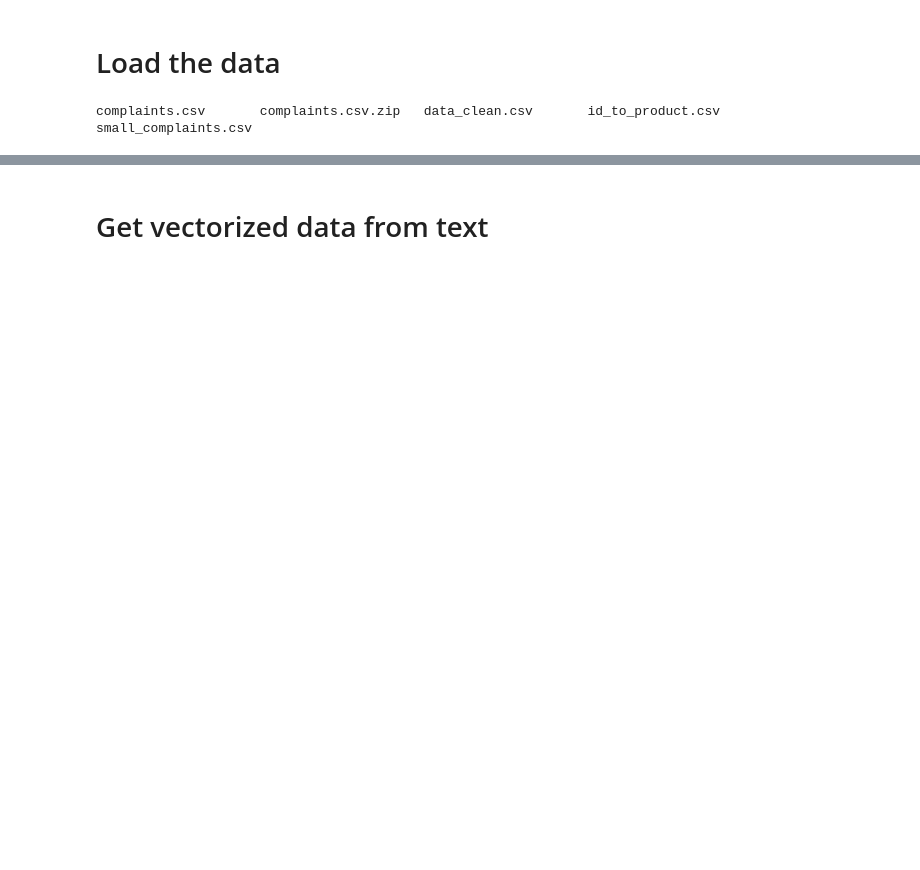
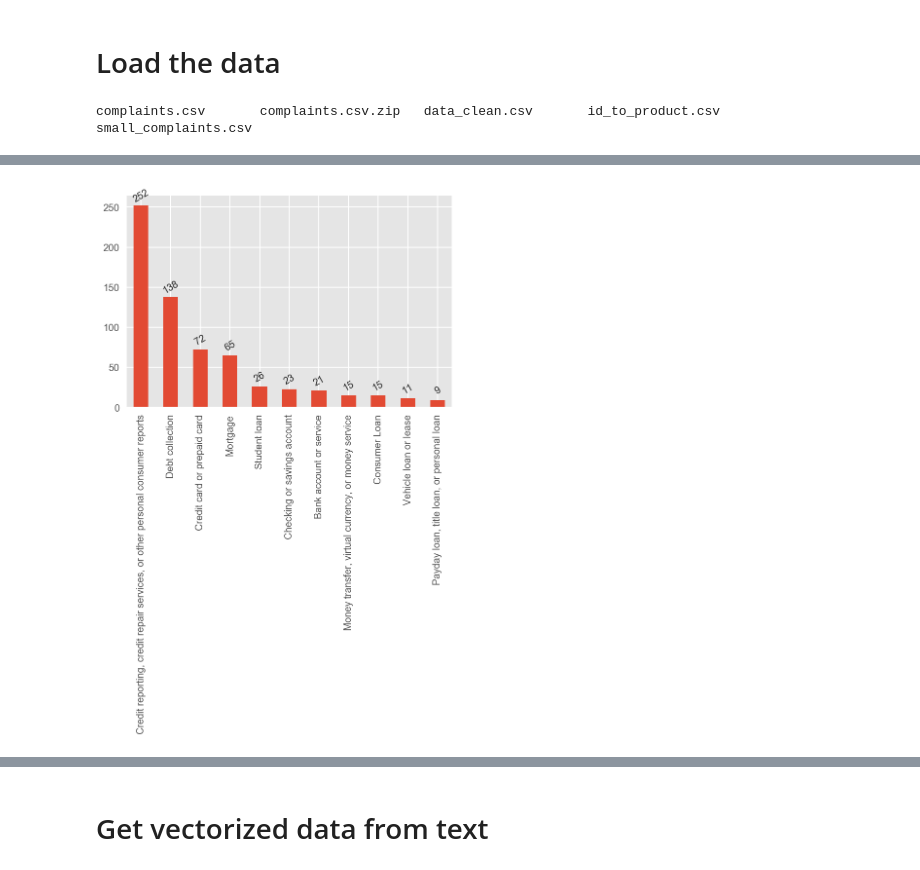
Before and after one commit to bhishanpdl/Project_Consumer_Complaint, a Jupyter notebook: notebooks/a03_modelling_text_data.ipynb, the cells around one changed output, grey strips where cells are left out. Cells and saved outputs as stored; diff of their text form; code cells hidden in the pictures; blank space fills up the shorter version.

```diff
--- a/notebooks/a03_modelling_text_data.ipynb
+++ b/notebooks/a03_modelling_text_data.ipynb
@@ -71,3 +75,21 @@ from yellowbrick.classifier import PrecisionRecallCurve
+# %%
+def add_text_barplot(ax, decimals=4, rot=30,percent=False,comma=False):
+    assert hasattr(ax,'patches')
+    for p in ax.patches:
+        txt = f"{p.get_height():,.2f}"
+        txt = np.round(p.get_height(), decimals=decimals)
+
+        if comma:
+            if (int(txt)==txt):
+                txt = "{:,}".format(int(txt))
+            else:
+                txt = "{:,.2f}".format(txt)
+
+        txt = str(txt) + '%' if percent else txt
+        x = p.get_x()+p.get_width()/2.
+        y = p.get_height()
+        ax.annotate(txt, (x,y), ha='center', va='center',
+                xytext=(0, 10), rotation=rot,textcoords='offset points')
 # %% [markdown]
 # Load the data
 # %%
@@ -87,3 +108,8 @@ df.head(2).append(df.tail(2)).T
+# %%
+ax = df['product'].value_counts().plot.bar()
+add_text_barplot(ax)
+# %% [output]
+[figure, added]
 # %%
 df_id_to_product = pd.read_csv('../data/id_to_product.csv')
 ser_id_to_product = df_id_to_product.iloc[:,0]
```
Also changed, not shown: parts of 17 cells of this notebook, 7 other files.
